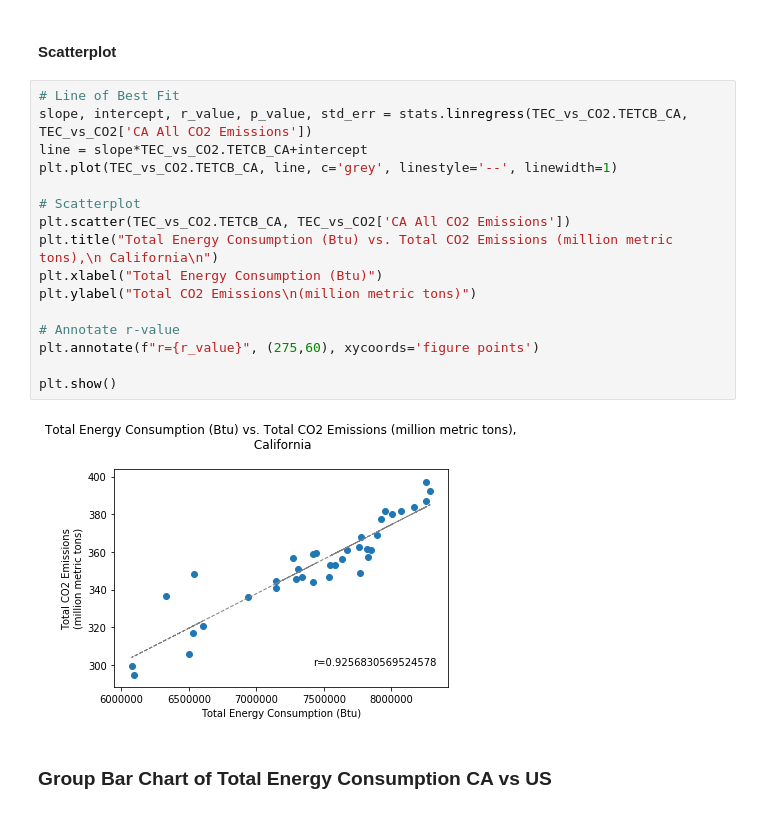
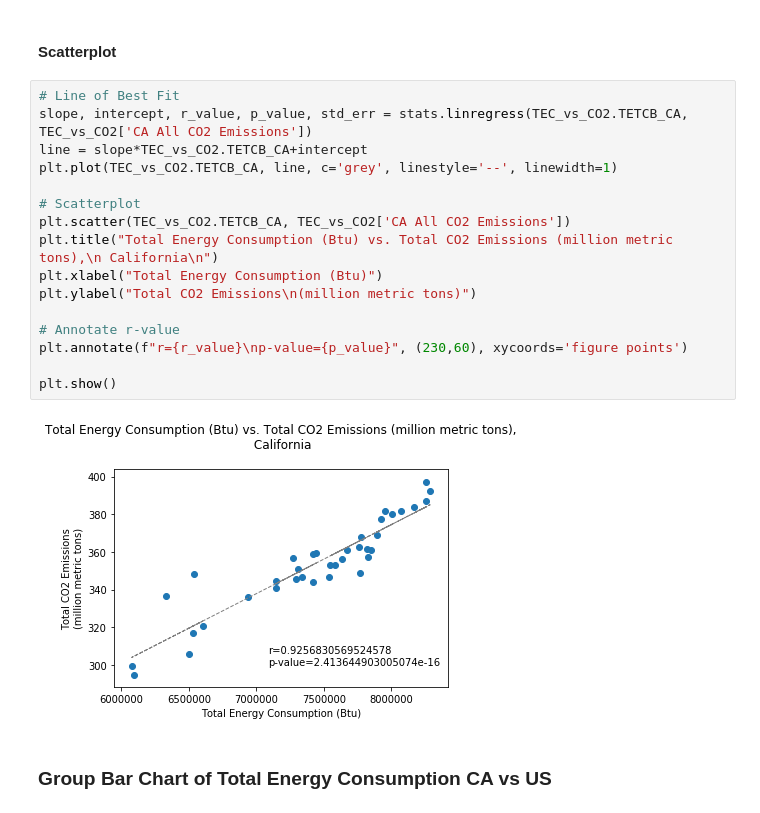
Before and after one commit to david-kishi/US_Energy_Consumption_Analysis, a Jupyter notebook: Analysis/Energy Consumption and CO2 Emission Analysis.ipynb, the cells around one changed output. Saved outputs shown, nothing was run; the diff lists cells and outputs as text.

Commit message:
Added correlation p-value

```diff
--- a/Analysis/Energy Consumption and CO2 Emission Analysis.ipynb
+++ b/Analysis/Energy Consumption and CO2 Emission Analysis.ipynb
@@ -115,21 +115,21 @@ TEC_vs_CO2 = TEC_vs_CO2.merge(TETC_CA_df[['Year','TETCB_CA']], how='left')
 # %%
 # Line of Best Fit
 slope, intercept, r_value, p_value, std_err = stats.linregress(TEC_vs_CO2.TETCB_CA, TEC_vs_CO2['CA All CO2 Emissions'])
 line = slope*TEC_vs_CO2.TETCB_CA+intercept
 plt.plot(TEC_vs_CO2.TETCB_CA, line, c='grey', linestyle='--', linewidth=1)
 
 # Scatterplot
 plt.scatter(TEC_vs_CO2.TETCB_CA, TEC_vs_CO2['CA All CO2 Emissions'])
 plt.title("Total Energy Consumption (Btu) vs. Total CO2 Emissions (million metric tons),\n California\n")
 plt.xlabel("Total Energy Consumption (Btu)")
 plt.ylabel("Total CO2 Emissions\n(million metric tons)")
 
 # Annotate r-value
-plt.annotate(f"r={r_value}", (275,60), xycoords='figure points')
+plt.annotate(f"r={r_value}\np-value={p_value}", (230,60), xycoords='figure points')
 
 plt.show()
 # %% [output]
-[figure, old version]
+[figure, new version]
 # %% [markdown]
 ### Group Bar Chart of Total Energy Consumption CA vs US
 # %%
```
